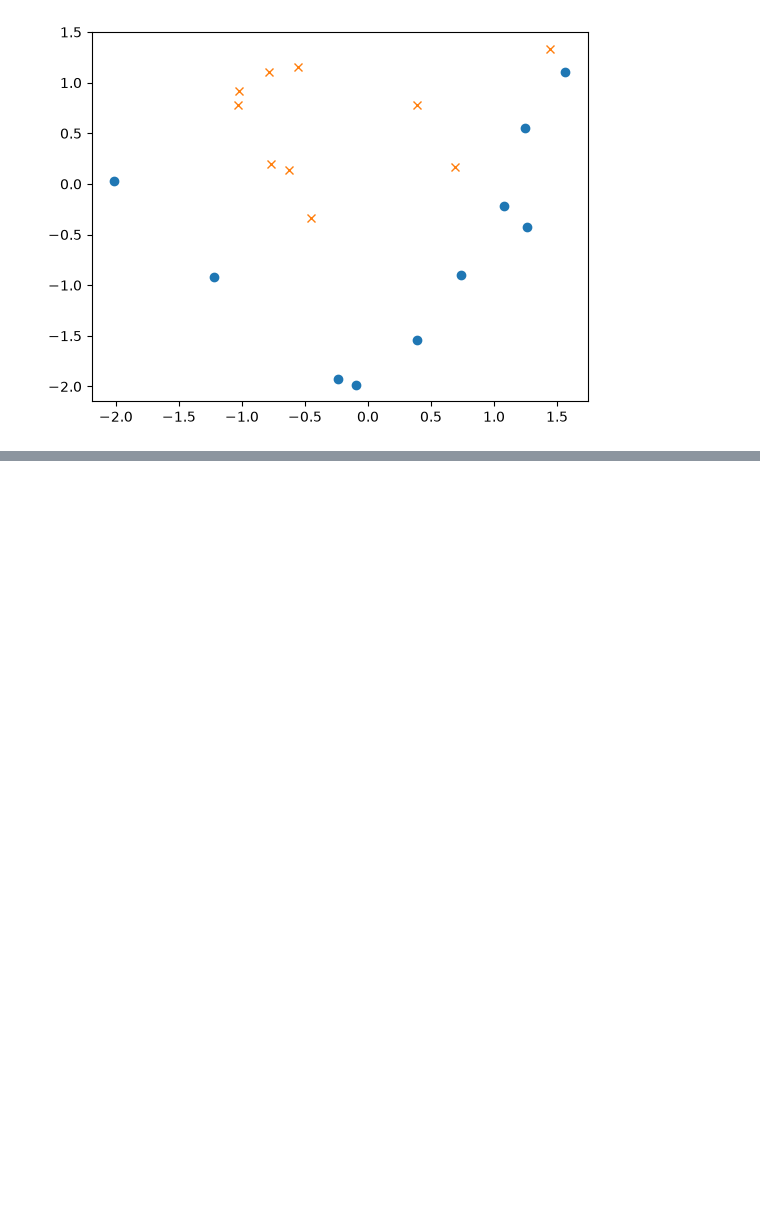
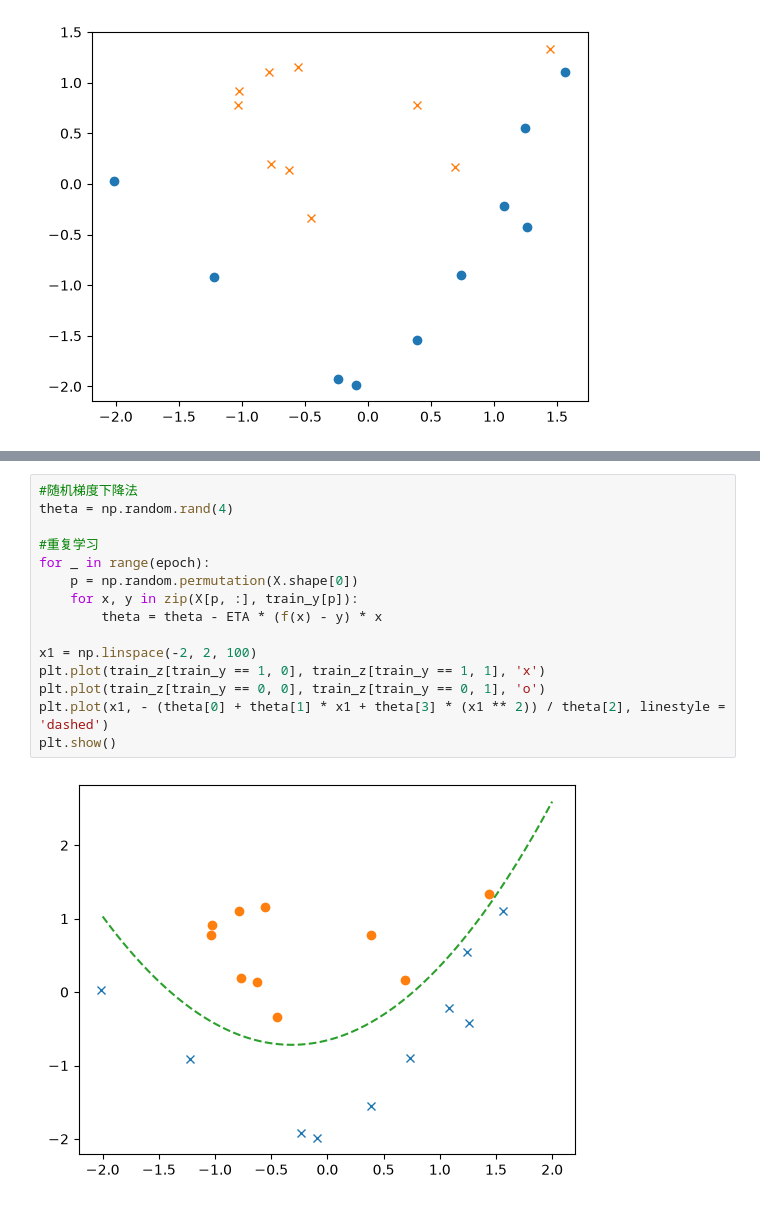
Before and after one commit to katherineinlala/Numsense-Data-Science-for-the-Layman, a Jupyter notebook: classification3_polynomial_features.ipynb, the cells around one changed output, grey strips where cells are left out. Cells and saved outputs as stored; diff of their text form; blank space fills up the shorter version.

```diff
--- a/classification3_polynomial_features.ipynb
+++ b/classification3_polynomial_features.ipynb
@@ -67,0 +77,17 @@ SyntaxError: invalid syntax (1948603821.py, line 7)
+# %%
+#随机梯度下降法
+theta = np.random.rand(4)
+
+#重复学习
+for _ in range(epoch):
+    p = np.random.permutation(X.shape[0])
+    for x, y in zip(X[p, :], train_y[p]):
+        theta = theta - ETA * (f(x) - y) * x
+
+x1 = np.linspace(-2, 2, 100)
+plt.plot(train_z[train_y == 1, 0], train_z[train_y == 1, 1], 'x')
+plt.plot(train_z[train_y == 0, 0], train_z[train_y == 0, 1], 'o')
+plt.plot(x1, - (theta[0] + theta[1] * x1 + theta[3] * (x1 ** 2)) / theta[2], linestyle = 'dashed')
+plt.show()
+# %% [output]
+[figure, added]
```
Also changed, not shown: parts of 2 cells of this notebook.
